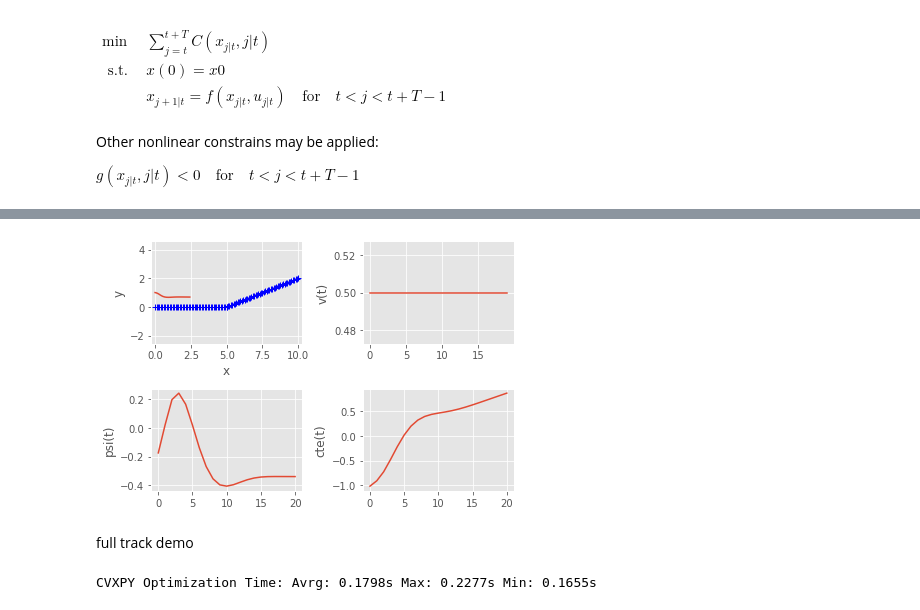
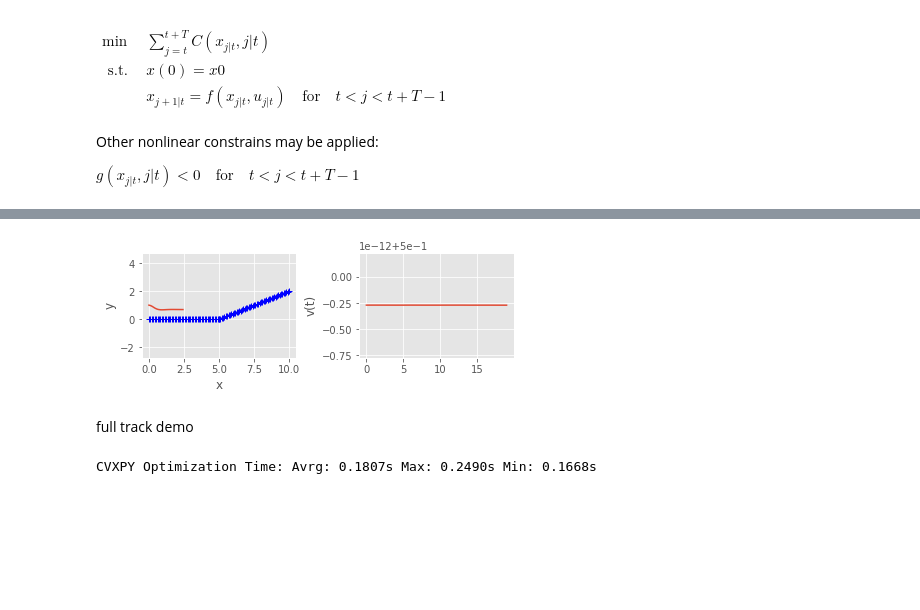
Before and after one commit to mcarfagno/mpc_python, a Jupyter notebook: notebook/MPC_cte_cvxpy.ipynb, the cells around one changed output, grey strips where cells are left out. Cells and saved outputs as stored; diff of their text form; code cells hidden in the pictures; blank space fills up the shorter version.

```diff
--- a/notebook/MPC_cte_cvxpy.ipynb
+++ b/notebook/MPC_cte_cvxpy.ipynb
@@ -176,7 +176,7 @@ $f(x,u)=f(\bar{x},\bar{u}) + \frac{df(x,u)}{dx}|_{x=\bar{x}}(x-\bar{x}) + \frac{
 # %%
 # Control problem statement.
 
-N = 5 #number of state variables
+N = 3 #number of state variables
 M = 2 #number of control variables
 T = 20 #Prediction Horizon
 dt = 0.25 #discretization step
@@ -223,14 +218,10 @@ def kinematics_model(x,t,u):
     dxdt = u[0]*np.cos(x[2])
     dydt = u[0]*np.sin(x[2])
     dthetadt = u[1]
-    dpsidt = -u[1]
-    dctedt = u[0]*np.sin(-x[3])
 
     dqdt = [dxdt,
             dydt,
-            dthetadt,
-            dpsidt,
-            dctedt]
+            dthetadt]
 
     return dqdt
 
@@ -623,62 +588,60 @@ Wall time: 223 ms
 x_mpc=np.array(x.value[0, :]).flatten()
 y_mpc=np.array(x.value[1, :]).flatten()
 theta_mpc=np.array(x.value[2, :]).flatten()
-psi_mpc=np.array(x.value[3, :]).flatten()
-cte_mpc=np.array(x.value[4, :]).flatten()
 v_mpc=np.array(u.value[0, :]).flatten()
 w_mpc=np.array(u.value[1, :]).flatten()
 
 #simulate robot state trajectory for optimized U
 x_traj=predict(x0, np.vstack((v_mpc,w_mpc)))
 
 #plt.figure(figsize=(15,10))
 #plot trajectory
 plt.subplot(2, 2, 1)
 plt.plot(track[0,:],track[1,:],"b+")
 plt.plot(x_traj[0,:],x_traj[1,:])
 plt.axis("equal")
 plt.ylabel('y')
 plt.xlabel('x')
 
 #plot v(t)
 plt.subplot(2, 2, 2)
 plt.plot(v_mpc)
 plt.ylabel('v(t)')
 #plt.xlabel('time')
 
 #plot w(t)
 # plt.subplot(2, 2, 3)
 # plt.plot(w_mpc)
 # plt.ylabel('w(t)')
 #plt.xlabel('time')
 
-plt.subplot(2, 2, 3)
-plt.plot(psi_mpc)
-plt.ylabel('psi(t)')
+# plt.subplot(2, 2, 3)
+# plt.plot(psi_mpc)
+# plt.ylabel('psi(t)')
 
-plt.subplot(2, 2, 4)
-plt.plot(cte_mpc)
-plt.ylabel('cte(t)')
+# plt.subplot(2, 2, 4)
+# plt.plot(cte_mpc)
+# plt.ylabel('cte(t)')
 
 plt.tight_layout()
 plt.show()
 # %% [output]
-[figure, old version]
+[figure, new version]
 # %% [markdown]
 full track demo
 # %%
 track = compute_path_from_wp([0,3,4,6,10],
-                             [0,0,2,4,4])
+                             [0,0,2,4,3])
 
-sim_duration = 50 #time steps
+sim_duration = 60 #time steps
 opt_time=[]
 
 x_sim = np.zeros((N,sim_duration))
 u_sim = np.zeros((M,sim_duration-1))
 
-MAX_SPEED = 1.25
-MIN_SPEED = 0.75
-MAX_STEER_SPEED = 1.57/2
+MAX_SPEED = 1.5
+MIN_SPEED = 0.5
+MAX_STEER_SPEED = 1.57
 
 # Starting Condition
 x0 = np.zeros(N)
@@ -700,20 +663,15 @@ for sim_time in range(sim_duration-1):
 
     # dynamics starting state
     x_bar=np.zeros((N,T+1))
-    x_bar[3,0]=x_bar[2,0]-np.arctan2(df(x_bar[0,0],K),x_bar[0,0])
-    x_bar[4,0]=f(x_bar[0,0],K)-x_bar[1,0]
 
     #x_bar[:,0]=x_sim[:,sim_time]
     for t in range (1,T+1):
-        xt=x_bar[:,t-1].reshape(5,1)
-        ut=u_bar[:,t-1].reshape(2,1)
+        xt=x_bar[:,t-1].reshape(N,1)
+        ut=u_bar[:,t-1].reshape(M,1)
 
         A,B,C=get_linear_model(xt,ut)
 
         xt_plus_one = np.squeeze(np.dot(A,xt)+np.dot(B,ut)+C)
-
-        xt_plus_one[3]=xt_plus_one[2]-np.arctan2(df(xt_plus_one[0],K),xt_plus_one[0])
-        xt_plus_one[4]=f(xt_plus_one[0],K)-xt_plus_one[1]
 
         x_bar[:,t]= xt_plus_one
 
@@ -729,14 +687,14 @@ for sim_time in range(sim_duration-1):
         #cost += 10*cp.sum_squares( x[3, t]) # psi
         #cost += 50*cp.sum_squares( x[4, t]) # cte
         cost += 10*cp.sum_squares(x[2,t]-np.arctan(df(x_bar[0,t],K))) # psi
-        cost += 50*cp.sum_squares(f(x_bar[0,t],K)-x[1,t]) # cte
+        cost += 20*cp.sum_squares(f(x_bar[0,t],K)-x[1,t]) # cte
 
         # Actuation rate of change
         if t < (T - 1):
-            cost += cp.quad_form(u[:, t + 1] - u[:, t], 10*np.eye(M))
+            cost += cp.quad_form(u[:, t + 1] - u[:, t], 1*np.eye(M))
 
         # Actuation effort
-        cost += cp.quad_form( u[:, t],10*np.eye(M))
+        cost += cp.quad_form( u[:, t],1*np.eye(M))
 
         # Constrains
         A,B,C=get_linear_model(x_bar[:,t],u_bar[:,t])
@@ -772,7 +730,7 @@ print("CVXPY Optimization Time: Avrg: {:.4f}s Max: {:.4f}s Min: {:.4f}s".format(
                                                                                 np.max(opt_time),
                                                                                 np.min(opt_time)))
 # %% [output]
-CVXPY Optimization Time: Avrg: 0.1798s Max: 0.2277s Min: 0.1655s
+CVXPY Optimization Time: Avrg: 0.1807s Max: 0.2490s Min: 0.1668s
 # %%
 #plot trajectory
 grid = plt.GridSpec(2, 3)
```
Also changed, not shown: parts of 8 cells of this notebook.
